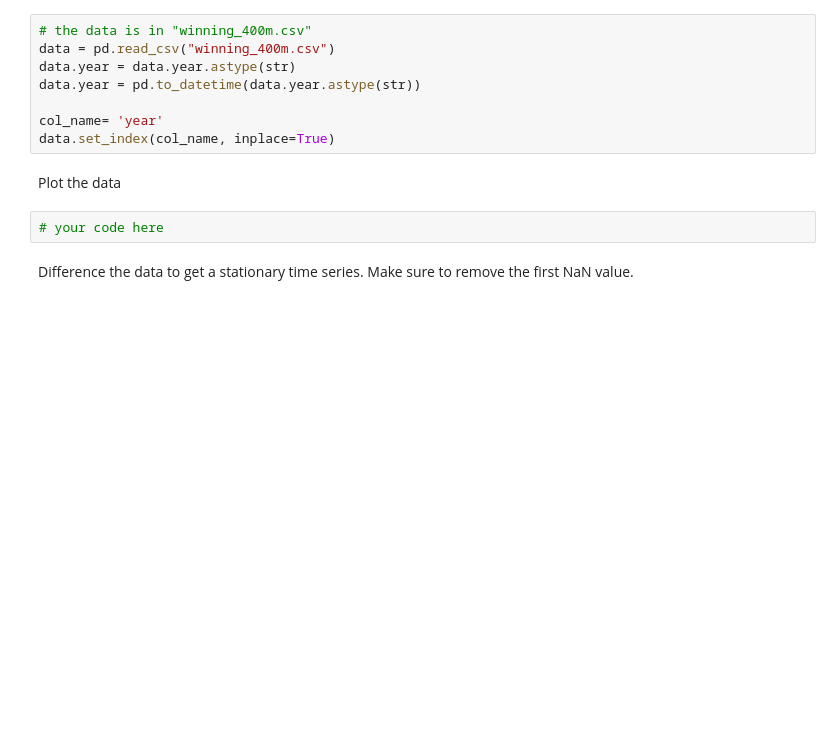
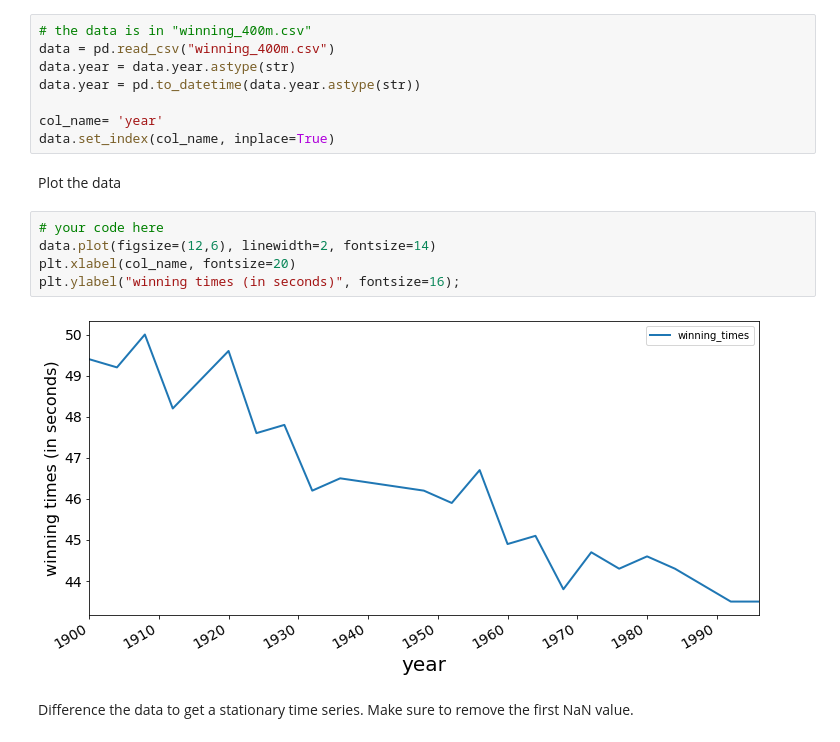
Before and after one commit to kbaranko/dsc-arma-models-lab-nyc-ds-082619, a Jupyter notebook: index.ipynb, the cells around one changed output. Drawn from its saved outputs; the diff is of its cells as text; blank space fills up the shorter version.

```diff
--- a/index.ipynb
+++ b/index.ipynb
@@ -229,8 +229,13 @@ col_name= 'year'
 data.set_index(col_name, inplace=True)
 # %% [markdown]
 Plot the data
-# %%
-# your code here
+# %%
+# your code here
+data.plot(figsize=(12,6), linewidth=2, fontsize=14)
+plt.xlabel(col_name, fontsize=20)
+plt.ylabel("winning times (in seconds)", fontsize=16);
+# %% [output]
+[figure, added]
 # %% [markdown]
 Difference the data to get a stationary time series. Make sure to remove the first NaN value.
 # %%
```
